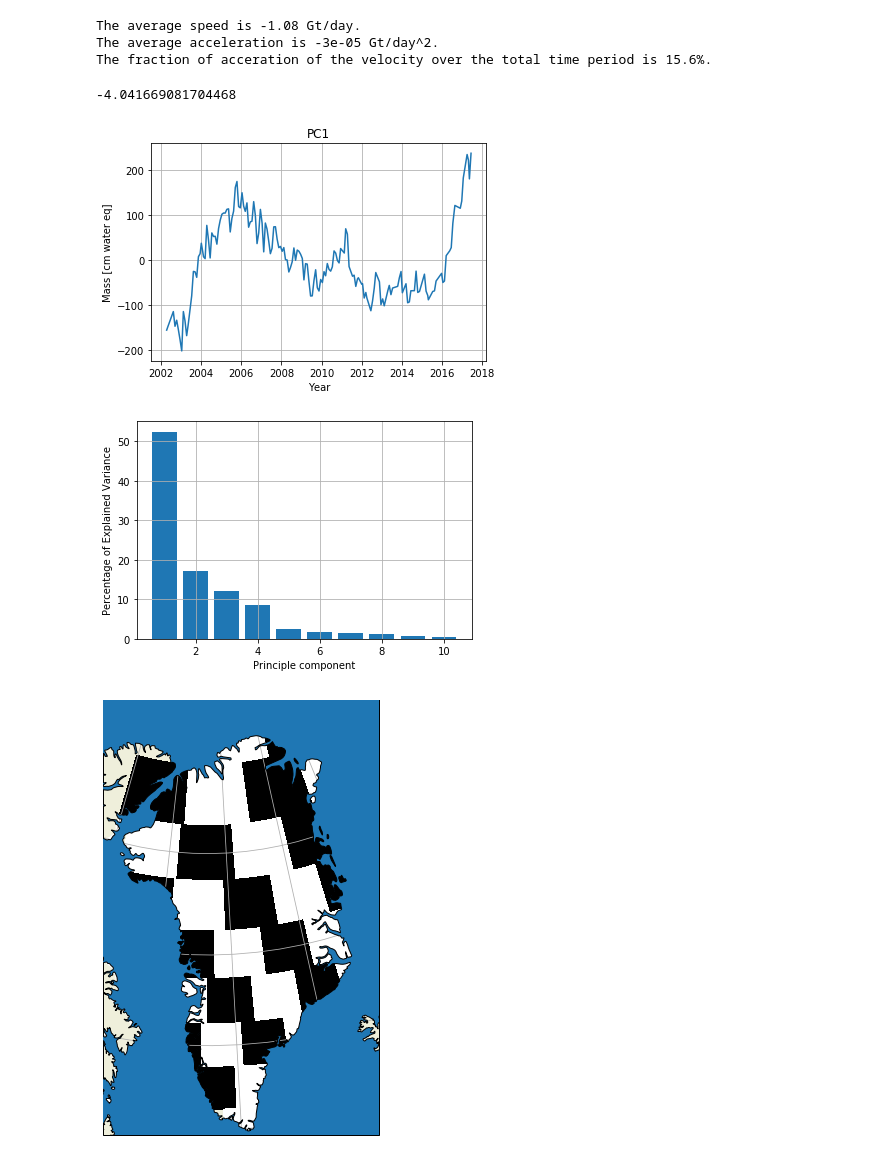
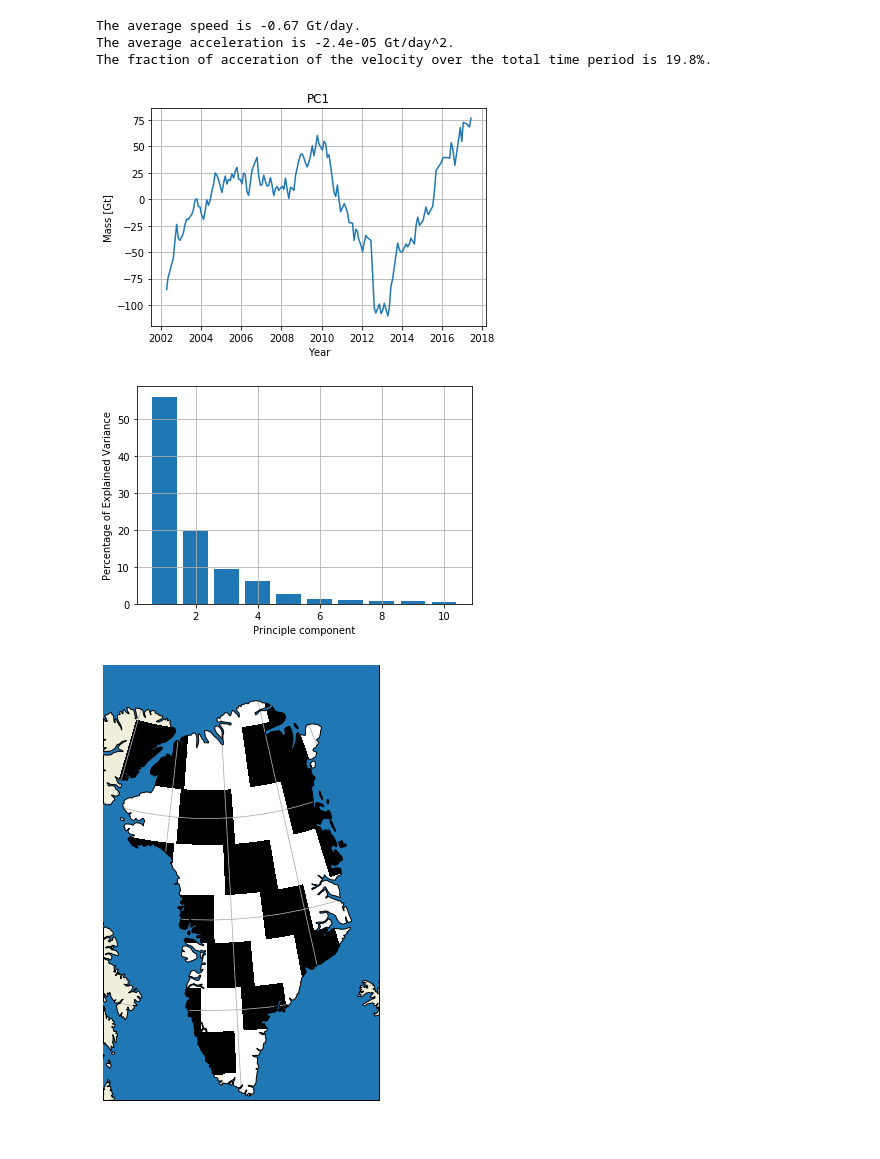
Before and after one commit to AdriaanGr/MAIO_project, a Jupyter notebook: MAIO_project2.ipynb, the cells around one changed output. Cells and saved outputs as stored; diff of their text form; code cells hidden in the pictures.

```diff
--- a/MAIO_project2.ipynb
+++ b/MAIO_project2.ipynb
@@ -11,5 +11,5 @@ import re
 
 from netCDF4 import Dataset
 # %%
-N = np.size(glob.glob("./JPL_mscn*.csv", recursive=True))
+N = np.size(glob.glob("./dataGt/JPL_mscn*.csv", recursive=True))
 M = np.shape(np.genfromtxt('JPL_mscn017.csv', delimiter=',', skip_header=15))[0]
@@ -18,10 +16,12 @@ M = np.shape(np.genfromtxt('JPL_mscn017.csv', delimiter=',', skip_header=15))[0]
 # %%
-file_n = sorted(glob.glob("./JPL_mscn*.csv", recursive=True))
+file_n = sorted(glob.glob("./dataGt/JPL_mscn*.csv", recursive=True))
 file_ids = np.zeros(len(file_n), dtype=np.int)
+area_mscn = np.ones(len(file_n))
 
 data = np.empty((N, M, 2))
 for i, fn in enumerate(file_n):
     file = np.genfromtxt(fn, delimiter=',', skip_header=15)
     #print(file.shape,i)
+    area_mscn[i] = np.genfromtxt(fn, delimiter=',', skip_header=6, skip_footer=170)[1]
     data[i] = file
     file_ids[i] = int(re.search("JPL_mscn(.+?)csv", fn).group(1)[:-1])
@@ -122,14 +124,9 @@ print('The average speed is ' + str(np.round(vel_av,decimals=2)) + ' Gt/day.')
 print('The average acceleration is ' + str(np.round(acc_av,decimals=6)) + ' Gt/day^2.')
 print('The fraction of acceration of the velocity over the total time period is ' + str(np.round(100*acc_av/vel_av*total_time, decimals = 1)) + '%.')
 # %% [output]
-The average speed is -1.08 Gt/day.
-The average acceleration is -3e-05 Gt/day^2.
-The fraction of acceration of the velocity over the total time period is 15.6%.
+The average speed is -0.67 Gt/day.
+The average acceleration is -2.4e-05 Gt/day^2.
+The fraction of acceration of the velocity over the total time period is 19.8%.
-# %%
-vel_av*365
-acc_av*365*365
-# %% [output]
--4.041669081704468
 # %%
 #F = data[:,:,1].T
 F = ddata.T
@@ -143,15 +140,15 @@ PCA = np.dot(F, evecs[:])
 # %%
 PCA_num = 1
 
 plt.plot(xlist, PCA[:,PCA_num-1])
 plt.xlabel('Year')
-plt.ylabel('Mass [cm water eq]')
+plt.ylabel('Mass [Gt]')
 plt.title('PC' + str(PCA_num))
 plt.grid()
-plt.savefig("./Pictures2/PC%i" %PCA_num, dpi=300)
+plt.savefig("./Pictures/PC%i_total" %PCA_num, dpi=300)
 plt.show()
 # %% [output]
-[figure, old version]
+[figure, new version]
 # %%
 pca_max = 10
 bars = evals / evals.sum()*100
@@ -159,10 +156,10 @@ plt.bar(x=range(1,pca_max+1), height=bars[:pca_max])
 plt.xlabel('Principle component')
 plt.ylabel('Percentage of Explained Variance')
 plt.grid()
-plt.savefig("./Pictures2/PC_explained_cm", dpi=300)
+plt.savefig("./Pictures/PC_explained_total", dpi=300)
 plt.show()
 # %% [output]
-[figure, old version]
+[figure, new version]
 # %%
 R_earth = 6371*10**3
 A_earth = 4*np.pi*R_earth**2
```
Also changed, not shown: parts of 28 cells of this notebook, 1 other file.
